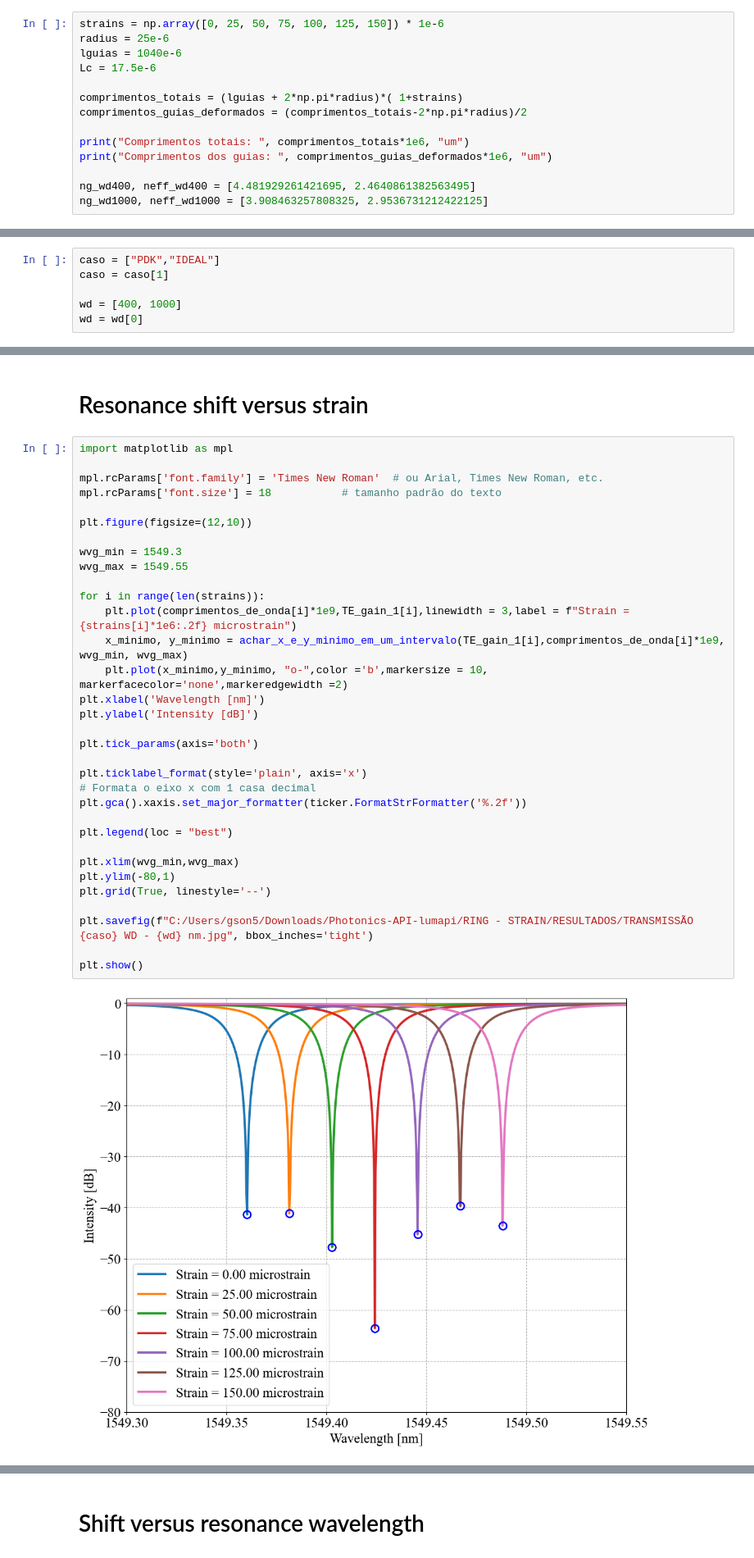
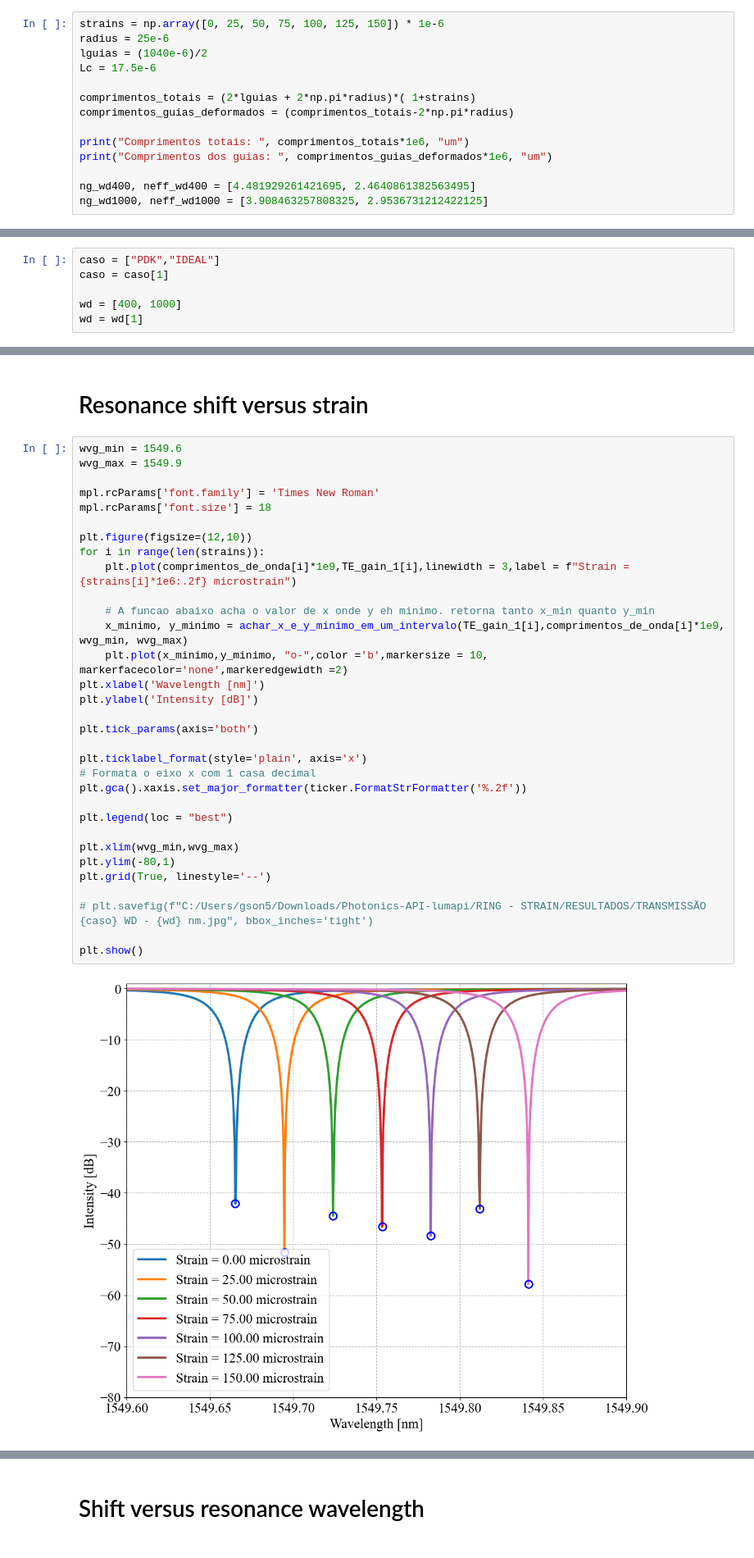
Before and after one commit to EriCand-Ss/Photonics-API-lumapi, a Jupyter notebook: RING - STRAIN/INTER.ipynb, the cells around one changed output, grey strips where cells are left out. Shown at 82% size. Drawn from its saved outputs; the diff is of its cells as text.

```diff
--- a/RING - STRAIN/INTER.ipynb
+++ b/RING - STRAIN/INTER.ipynb
@@ -48,11 +63,11 @@ $$
 # %%
 strains = np.array([0, 25, 50, 75, 100, 125, 150]) * 1e-6
 radius = 25e-6
-lguias = 1040e-6
+lguias = (1040e-6)/2
 Lc = 17.5e-6
 
-comprimentos_totais = (lguias + 2*np.pi*radius)*( 1+strains)
-comprimentos_guias_deformados = (comprimentos_totais-2*np.pi*radius)/2
+comprimentos_totais = (2*lguias + 2*np.pi*radius)*( 1+strains)
+comprimentos_guias_deformados = (comprimentos_totais-2*np.pi*radius)
 
 print("Comprimentos totais: ", comprimentos_totais*1e6, "um")
 print("Comprimentos dos guias: ", comprimentos_guias_deformados*1e6, "um")
@@ -69,7 +84,7 @@ caso = ["PDK","IDEAL"]
 caso = caso[1]
 
 wd = [400, 1000]
-wd = wd[0]
+wd = wd[1]
 # %%
 comprimentos_de_onda = []
 TE_gain_1 = []
@@ -171,38 +186,37 @@ for i in range(len(strains)):
 # %% [markdown]
 # Resonance shift versus strain
 # %%
-import matplotlib as mpl
+wvg_min = 1549.6
+wvg_max = 1549.9
 
-mpl.rcParams['font.family'] = 'Times New Roman'  # ou Arial, Times New Roman, etc.
-mpl.rcParams['font.size'] = 18           # tamanho padrão do texto
+mpl.rcParams['font.family'] = 'Times New Roman'
+mpl.rcParams['font.size'] = 18
 
 plt.figure(figsize=(12,10))
-
-wvg_min = 1549.3
-wvg_max = 1549.55
-
 for i in range(len(strains)):
     plt.plot(comprimentos_de_onda[i]*1e9,TE_gain_1[i],linewidth = 3,label = f"Strain = {strains[i]*1e6:.2f} microstrain")
+
+    # A funcao abaixo acha o valor de x onde y eh minimo. retorna tanto x_min quanto y_min
     x_minimo, y_minimo = achar_x_e_y_minimo_em_um_intervalo(TE_gain_1[i],comprimentos_de_onda[i]*1e9, wvg_min, wvg_max)
     plt.plot(x_minimo,y_minimo, "o-",color ='b',markersize = 10, markerfacecolor='none',markeredgewidth =2)
 plt.xlabel('Wavelength [nm]')
 plt.ylabel('Intensity [dB]')
 
 plt.tick_params(axis='both')
 
 plt.ticklabel_format(style='plain', axis='x')
 # Formata o eixo x com 1 casa decimal
 plt.gca().xaxis.set_major_formatter(ticker.FormatStrFormatter('%.2f'))
 
 plt.legend(loc = "best")
 
 plt.xlim(wvg_min,wvg_max)
 plt.ylim(-80,1)
 plt.grid(True, linestyle='--')
 
-plt.savefig(f"C:/Users/gson5/Downloads/Photonics-API-lumapi/RING - STRAIN/RESULTADOS/TRANSMISSÃO {caso} WD - {wd} nm.jpg", bbox_inches='tight')
+# plt.savefig(f"C:/Users/gson5/Downloads/Photonics-API-lumapi/RING - STRAIN/RESULTADOS/TRANSMISSÃO {caso} WD - {wd} nm.jpg", bbox_inches='tight')
 
 plt.show()
 # %% [output]
-[figure, old version]
+[figure, new version]
 # %%
```
Also changed, not shown: parts of 10 cells of this notebook, 32 other files.
